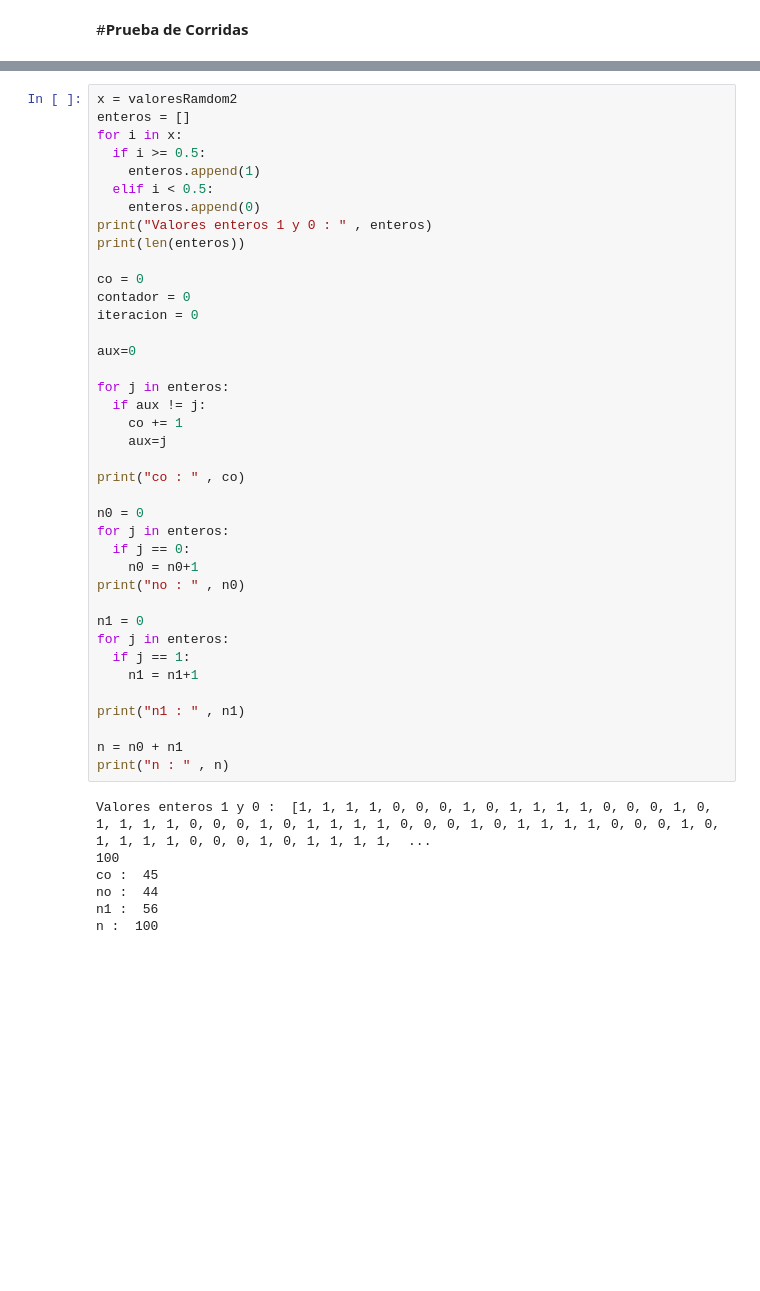
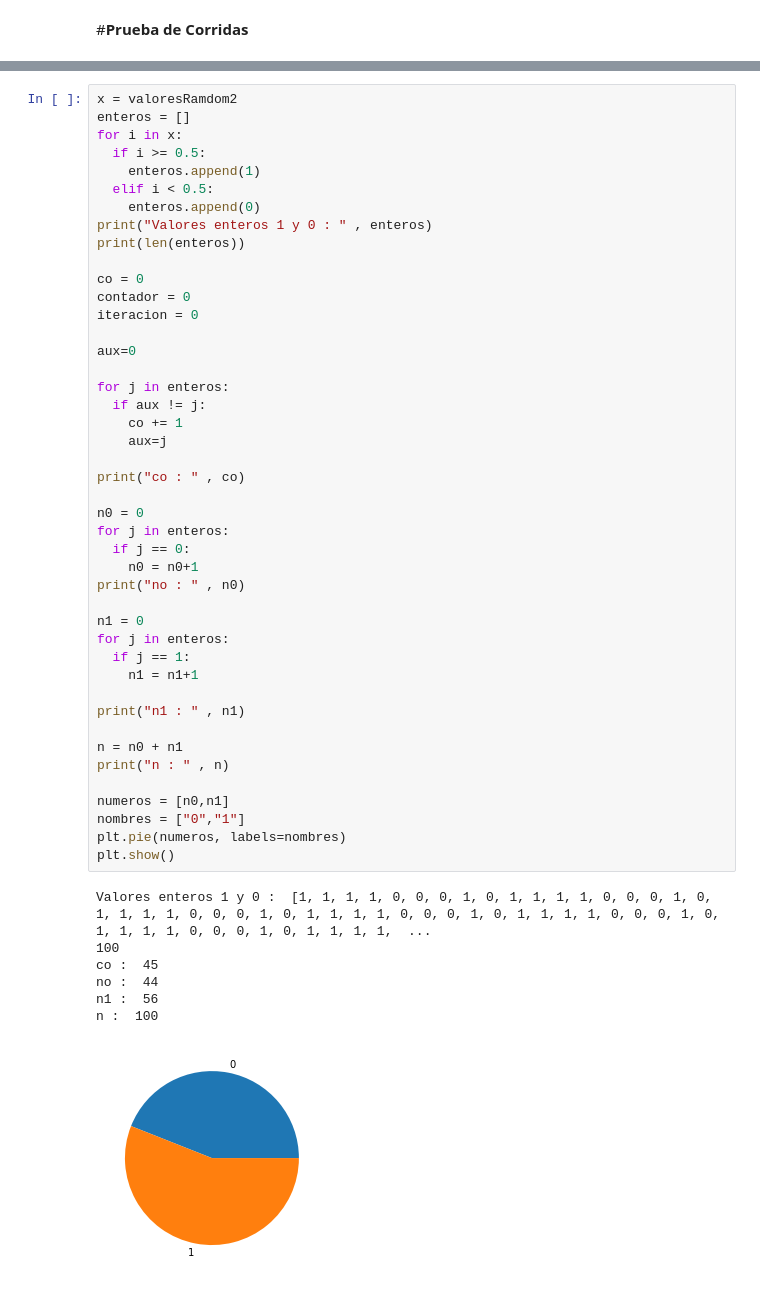
Before and after one commit to John-Macao/Simulacion-JohnMacao, a Jupyter notebook: Prueba_2.ipynb, the cells around one changed output, grey strips where cells are left out. Saved outputs shown, nothing was run; the diff lists cells and outputs as text; blank space fills up the shorter version.

```diff
--- a/Prueba_2.ipynb
+++ b/Prueba_2.ipynb
@@ -187,33 +195,39 @@ aux=0
 
 for j in enteros:
   if aux != j:
     co += 1
     aux=j
 
 print("co : " , co)
 
 n0 = 0
 for j in enteros:
   if j == 0:
     n0 = n0+1
 print("no : " , n0)
 
 n1 = 0
 for j in enteros:
   if j == 1:
     n1 = n1+1
 
 print("n1 : " , n1)
 
 n = n0 + n1
 print("n : " , n)
+
+numeros = [n0,n1]
+nombres = ["0","1"]
+plt.pie(numeros, labels=nombres)
+plt.show()
 # %% [output]
 Valores enteros 1 y 0 :  [1, 1, 1, 1, 0, 0, 0, 1, 0, 1, 1, 1, 1, 0, 0, 0, 1, 0, 1, 1, 1, 1, 0, 0, 0, 1, 0, 1, 1, 1, 1, 0, 0, 0, 1, 0, 1, 1, 1, 1, 0, 0, 0, 1, 0, 1, 1, 1, 1, 0, 0, 0, 1, 0, 1, 1, 1, 1,  ...
 100
 co :  45
 no :  44
 n1 :  56
 n :  100
+[figure, added]
 # %%
 x = valoresRamdom3
 enteros = []
```
Also changed, not shown: parts of 4 cells of this notebook.
